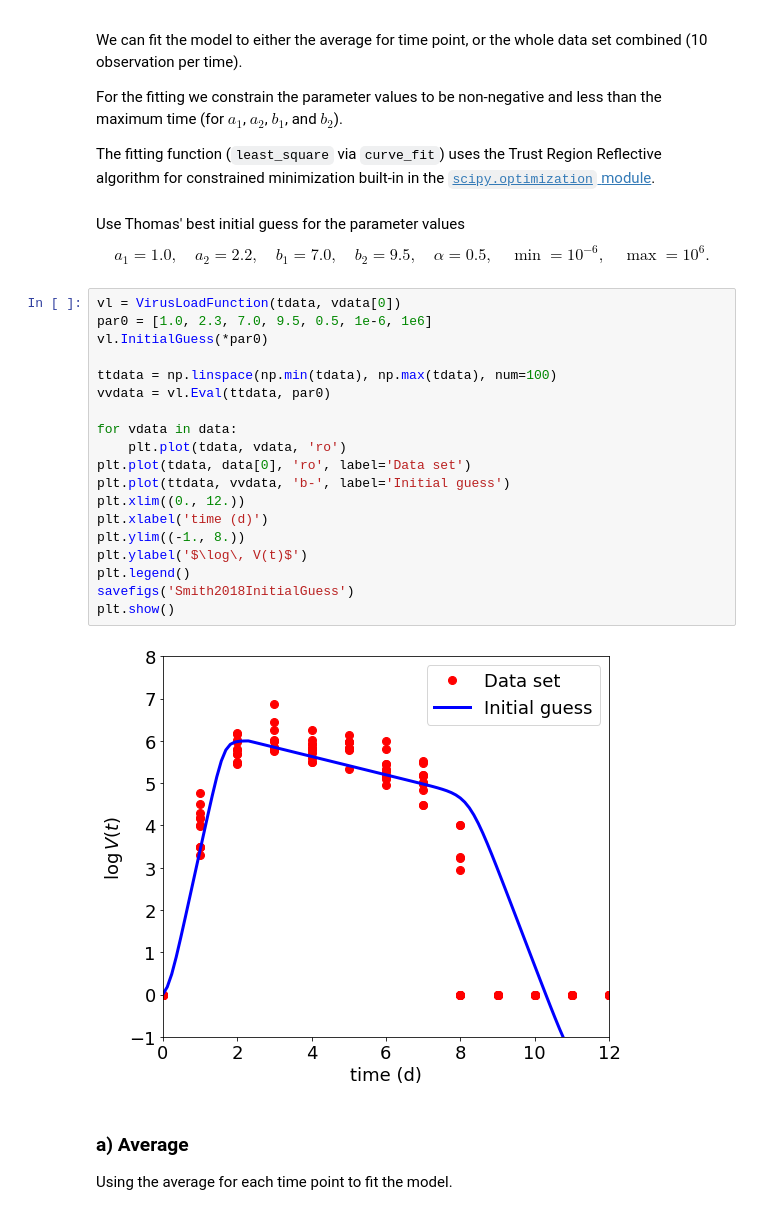
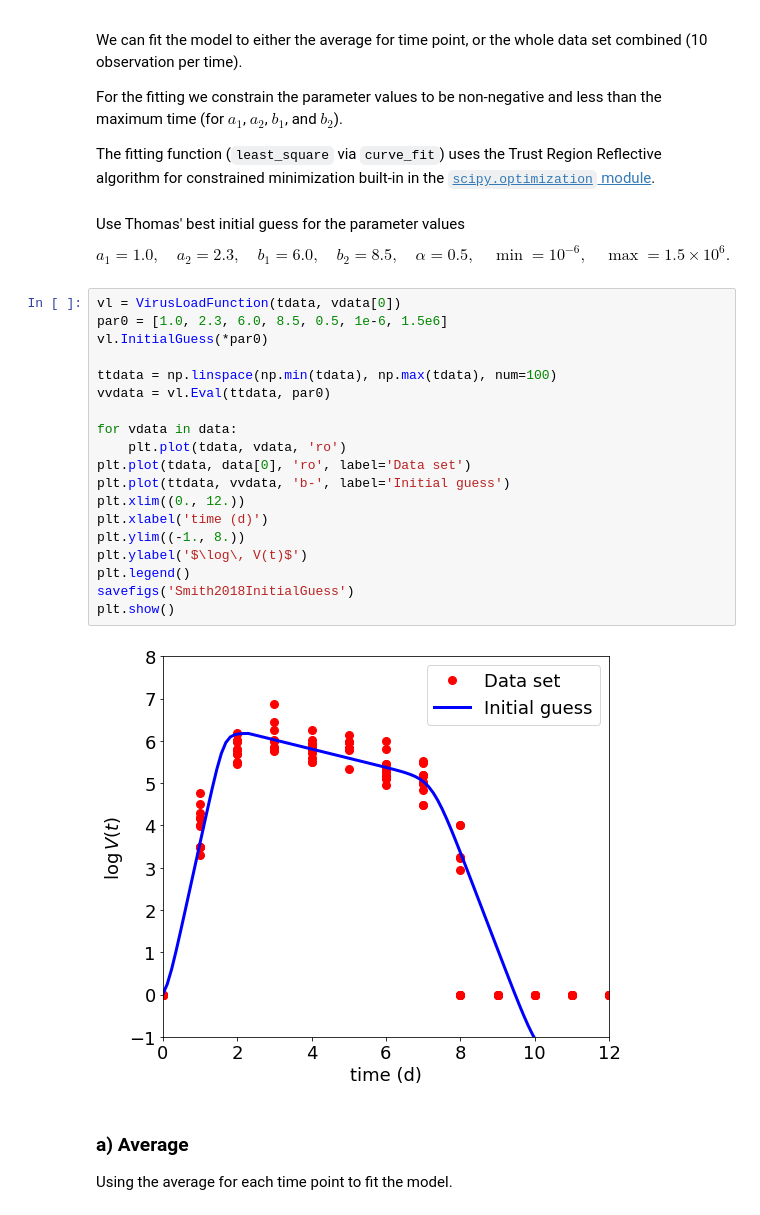
Before and after one commit to ccontrer/20-08Covid19Physiology, a Jupyter notebook: python/02 Fitting to influenza data.ipynb, the cells around one changed output. Cells and saved outputs as stored; diff of their text form.

```diff
--- a/python/Application- Influenza Data.ipynb
+++ b/python/02 Fitting to influenza data.ipynb
@@ -89,29 +89,29 @@ The fitting function (`least_square` via `curve_fit`) uses the Trust Region Refl
 # %% [markdown]
 Use Thomas' best initial guess for the parameter values
 $$
-a_1=1.0,\quad a_2=2.2,\quad b_1=7.0,\quad b_2=9.5,\quad \alpha=0.5,\quad \min=10^{-6},\quad \max=10^{6}.
+a_1=1.0,\quad a_2=2.3,\quad b_1=6.0,\quad b_2=8.5,\quad \alpha=0.5,\quad \min=10^{-6},\quad \max=1.5\times10^{6}.
 $$
 # %%
 vl = VirusLoadFunction(tdata, vdata[0])
-par0 = [1.0, 2.3, 7.0, 9.5, 0.5, 1e-6, 1e6]
+par0 = [1.0, 2.3, 6.0, 8.5, 0.5, 1e-6, 1.5e6]
 vl.InitialGuess(*par0)
 
 ttdata = np.linspace(np.min(tdata), np.max(tdata), num=100)
 vvdata = vl.Eval(ttdata, par0)
 
 for vdata in data:
     plt.plot(tdata, vdata, 'ro')
 plt.plot(tdata, data[0], 'ro', label='Data set')
 plt.plot(ttdata, vvdata, 'b-', label='Initial guess')
 plt.xlim((0., 12.))
 plt.xlabel('time (d)')
 plt.ylim((-1., 8.))
 plt.ylabel('$\log\, V(t)$')
 plt.legend()
 savefigs('Smith2018InitialGuess')
 plt.show()
 # %% [output]
-[figure, old version]
+[figure, new version]
 # %% [markdown]
 ### a) Average
 
```
Also changed, not shown: parts of 4 cells of this notebook, 9 other files.
